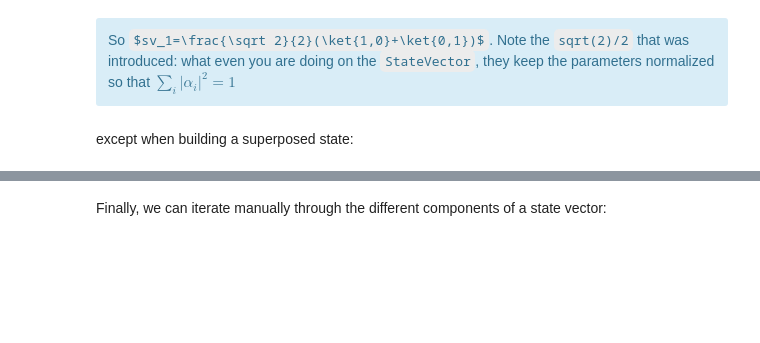
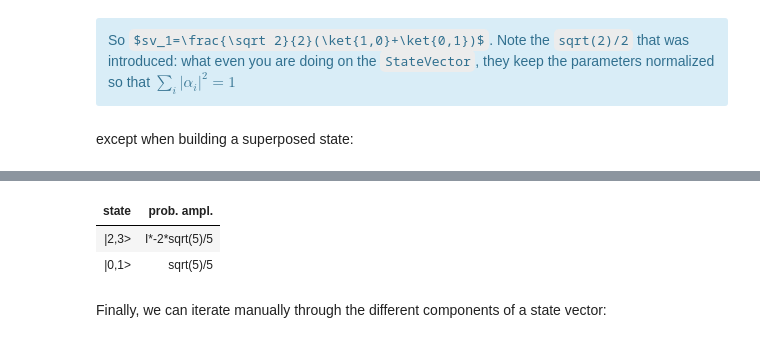
Before and after one commit to gamberoillecito/pushquantum2, a Jupyter notebook: quandela-pushquantum-24/submission/BasicPercevalTutorial.ipynb, the cells around one changed output, grey strips where cells are left out. Saved outputs shown, nothing was run; the diff lists cells and outputs as text; code cells hidden in the pictures; some formulas as TeX source; blank space fills up the shorter version.

```diff
--- a/quandela-pushquantum-24/submission/BasicPercevalTutorial.ipynb
+++ b/quandela-pushquantum-24/submission/BasicPercevalTutorial.ipynb
@@ -147,5 +183,9 @@ print(sv2)
 # %%
-pcvl.pdisplay(sv2) # you can add nsimplify=False here too!
+pcvl.pdisplay(sv2, nsimplify=True) # you can add nsimplify=False here too!
+# %% [output]
+| state | prob. ampl. |
+| |2,3> | I*-2*sqrt(5)/5 |
+| |0,1> | sqrt(5)/5 |
 # %% [markdown]
 Finally, we can iterate manually through the different components of a state vector:
 # %%
```
Also changed, not shown: parts of 32 cells of this notebook, 2 other files.
